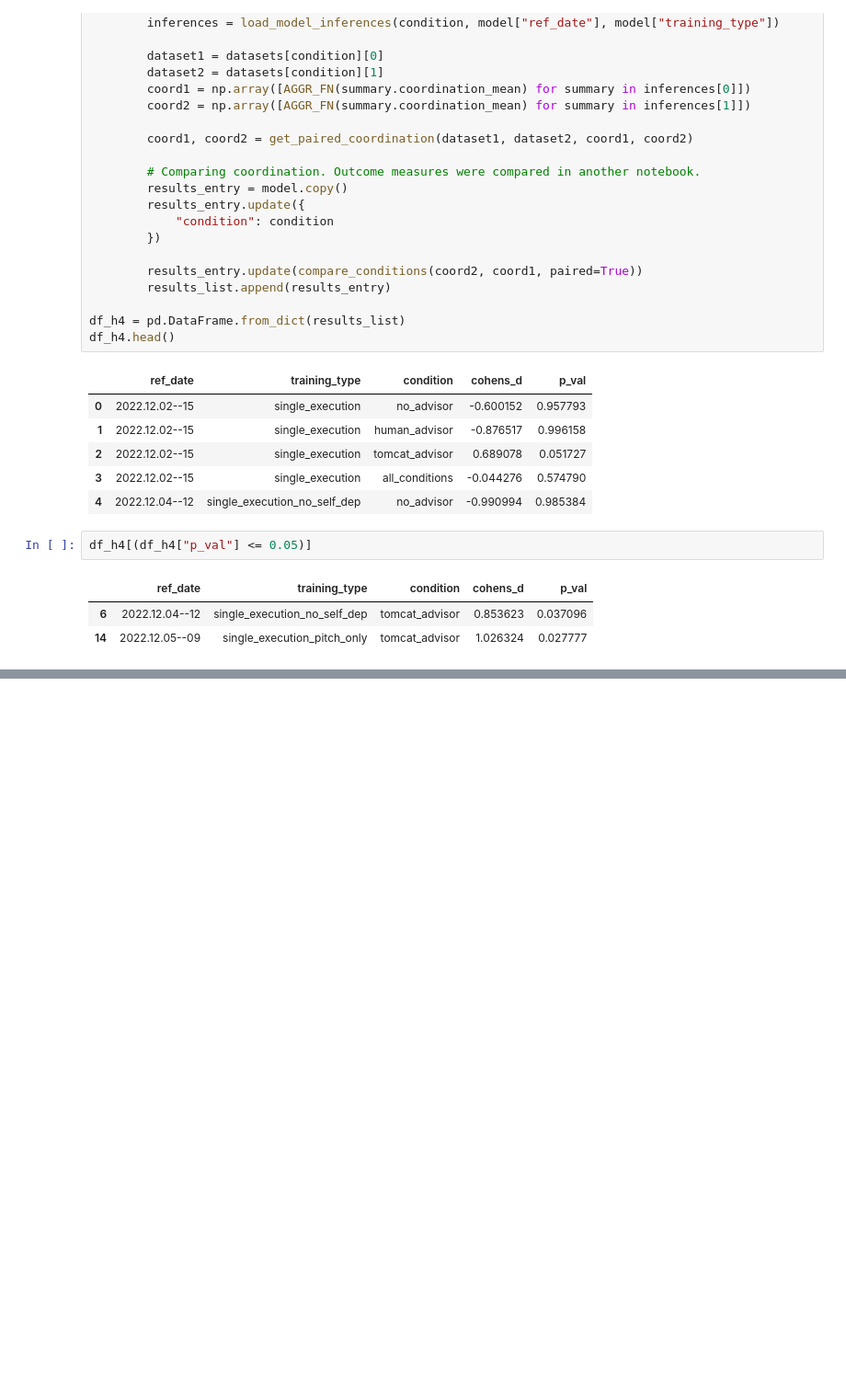
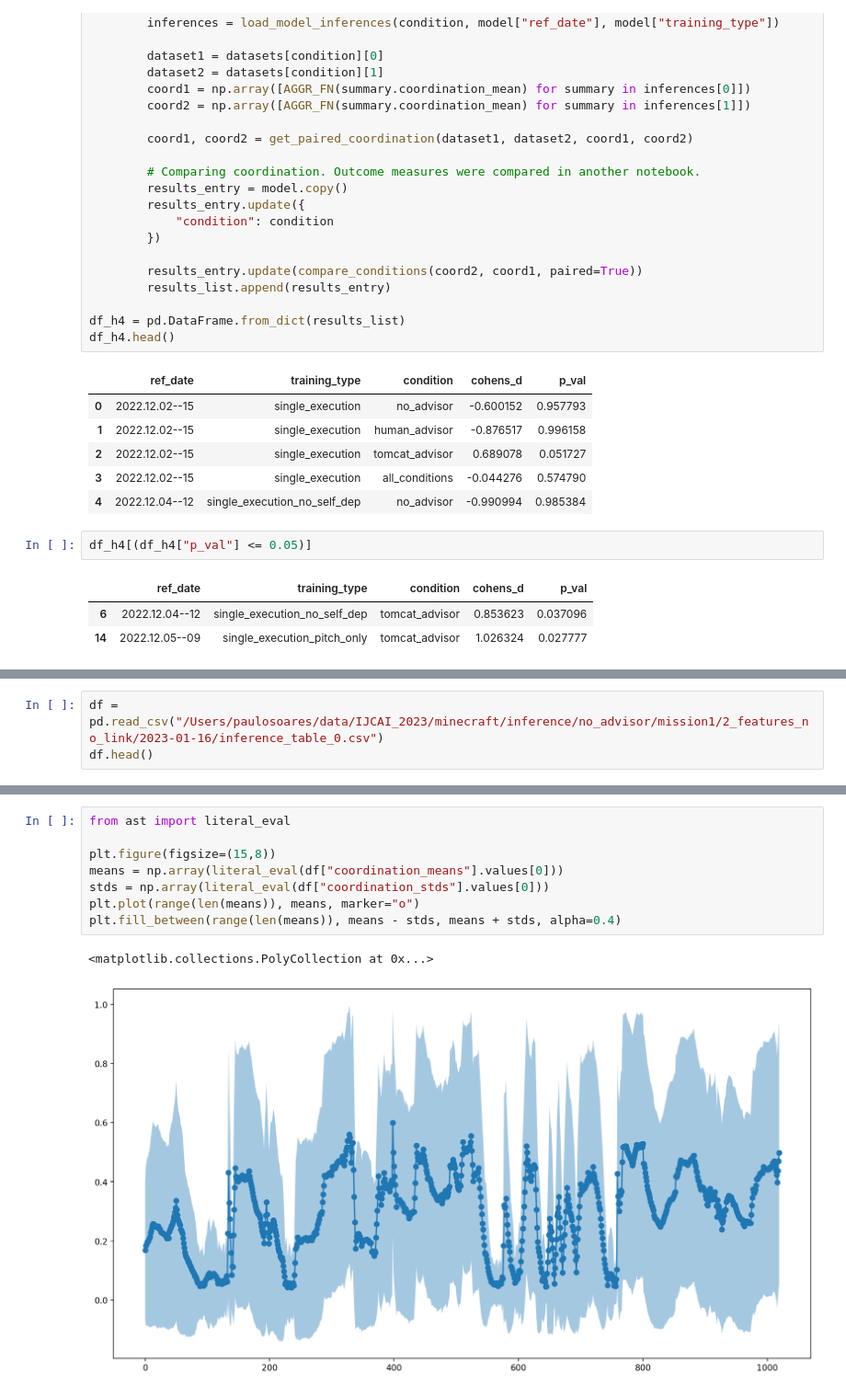
Before and after one commit to paulosoaresua/tomcat-coordination_analysis, a Jupyter notebook: notebooks/IJCAI 2023.ipynb, the cells around one changed output, grey strips where cells are left out. Shown at 92% size. Saved outputs shown, nothing was run; the diff lists cells and outputs as text; blank space fills up the shorter version.

```diff
--- a/notebooks/IJCAI 2023.ipynb
+++ b/notebooks/IJCAI 2023.ipynb
@@ -483,0 +498,3 @@ df_h4[(df_h4["p_val"] <= 0.05)]
+# %%
+df = pd.read_csv("/Users/paulosoares/data/IJCAI_2023/minecraft/inference/no_advisor/mission1/2_features_no_link/2023-01-16/inference_table_0.csv")
+df.head()
@@ -483,0 +504,11 @@ df_h4[(df_h4["p_val"] <= 0.05)]
+# %%
+from ast import literal_eval
+
+plt.figure(figsize=(15,8))
+means = np.array(literal_eval(df["coordination_means"].values[0]))
+stds = np.array(literal_eval(df["coordination_stds"].values[0]))
+plt.plot(range(len(means)), means, marker="o")
+plt.fill_between(range(len(means)), means - stds, means + stds, alpha=0.4)
+# %% [output]
+<matplotlib.collections.PolyCollection at 0x...>
+[figure, added]
```
Also changed, not shown: parts of 5 cells of this notebook, 15 other files.
